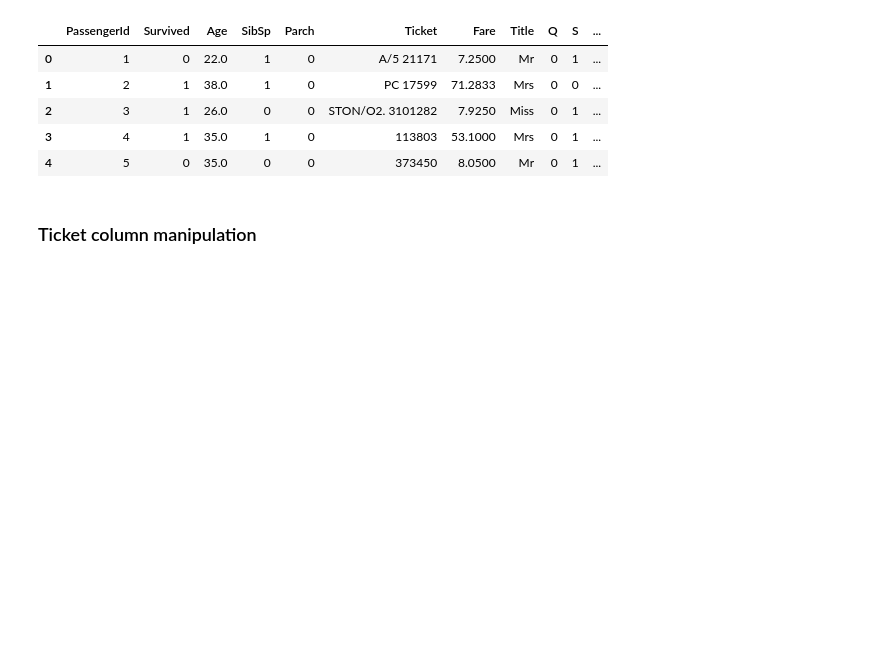
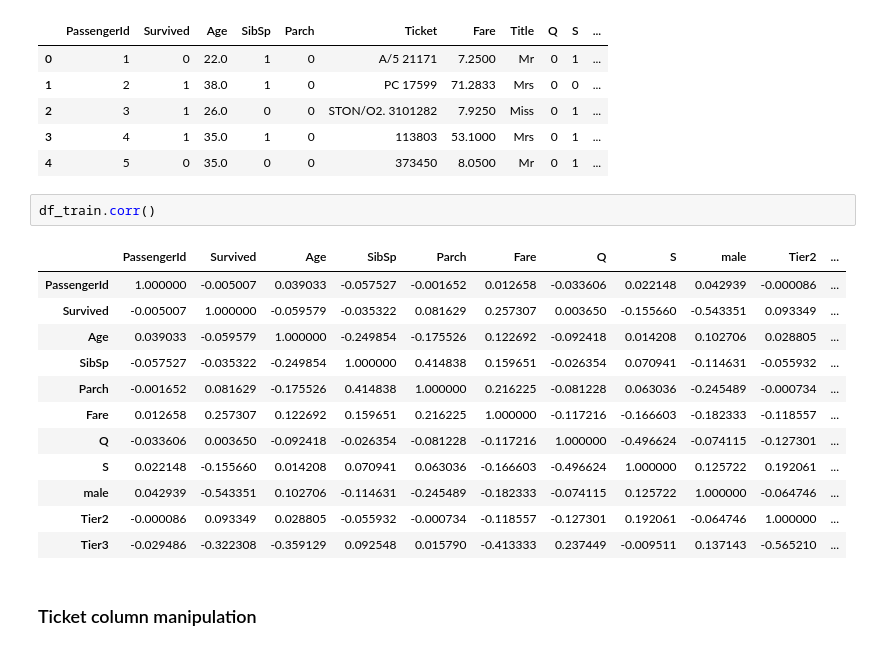
Before and after one commit to prashantchoubey1/Titanic-Survival-Regression, a Jupyter notebook: titanic-survival-regression.ipynb, the cells around one changed output. Cells and saved outputs as stored; diff of their text form; blank space fills up the shorter version.

```diff
--- a/titanic-survival-regression.ipynb
+++ b/titanic-survival-regression.ipynb
@@ -103,6 +248,21 @@ df_train.head()
 | 2 | 3 | 1 | 26.0 | 0 | 0 | STON/O2. 3101282 | 7.9250 | Miss | 0 | 1 | ... |
 | 3 | 4 | 1 | 35.0 | 1 | 0 | 113803 | 53.1000 | Mrs | 0 | 1 | ... |
 | 4 | 5 | 0 | 35.0 | 0 | 0 | 373450 | 8.0500 | Mr | 0 | 1 | ... |
+# %%
+df_train.corr()
+# %% [output]
+|  | PassengerId | Survived | Age | SibSp | Parch | Fare | Q | S | male | Tier2 | ... |
+| PassengerId | 1.000000 | -0.005007 | 0.039033 | -0.057527 | -0.001652 | 0.012658 | -0.033606 | 0.022148 | 0.042939 | -0.000086 | ... |
+| Survived | -0.005007 | 1.000000 | -0.059579 | -0.035322 | 0.081629 | 0.257307 | 0.003650 | -0.155660 | -0.543351 | 0.093349 | ... |
+| Age | 0.039033 | -0.059579 | 1.000000 | -0.249854 | -0.175526 | 0.122692 | -0.092418 | 0.014208 | 0.102706 | 0.028805 | ... |
+| SibSp | -0.057527 | -0.035322 | -0.249854 | 1.000000 | 0.414838 | 0.159651 | -0.026354 | 0.070941 | -0.114631 | -0.055932 | ... |
+| Parch | -0.001652 | 0.081629 | -0.175526 | 0.414838 | 1.000000 | 0.216225 | -0.081228 | 0.063036 | -0.245489 | -0.000734 | ... |
+| Fare | 0.012658 | 0.257307 | 0.122692 | 0.159651 | 0.216225 | 1.000000 | -0.117216 | -0.166603 | -0.182333 | -0.118557 | ... |
+| Q | -0.033606 | 0.003650 | -0.092418 | -0.026354 | -0.081228 | -0.117216 | 1.000000 | -0.496624 | -0.074115 | -0.127301 | ... |
+| S | 0.022148 | -0.155660 | 0.014208 | 0.070941 | 0.063036 | -0.166603 | -0.496624 | 1.000000 | 0.125722 | 0.192061 | ... |
+| male | 0.042939 | -0.543351 | 0.102706 | -0.114631 | -0.245489 | -0.182333 | -0.074115 | 0.125722 | 1.000000 | -0.064746 | ... |
+| Tier2 | -0.000086 | 0.093349 | 0.028805 | -0.055932 | -0.000734 | -0.118557 | -0.127301 | 0.192061 | -0.064746 | 1.000000 | ... |
+| Tier3 | -0.029486 | -0.322308 | -0.359129 | 0.092548 | 0.015790 | -0.413333 | 0.237449 | -0.009511 | 0.137143 | -0.565210 | ... |
 # %% [markdown]
 ### Ticket column manipulation
 # %%
```
Also changed, not shown: parts of 37 cells of this notebook.
